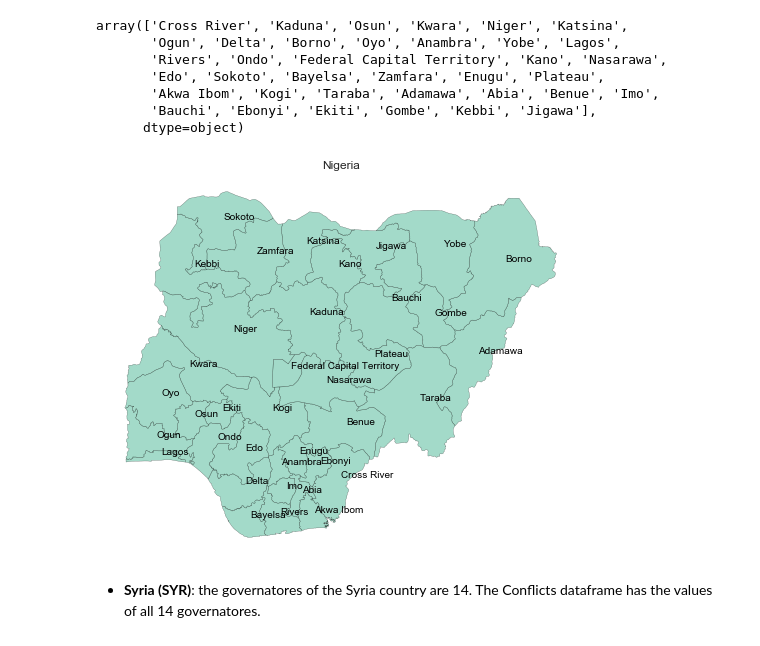
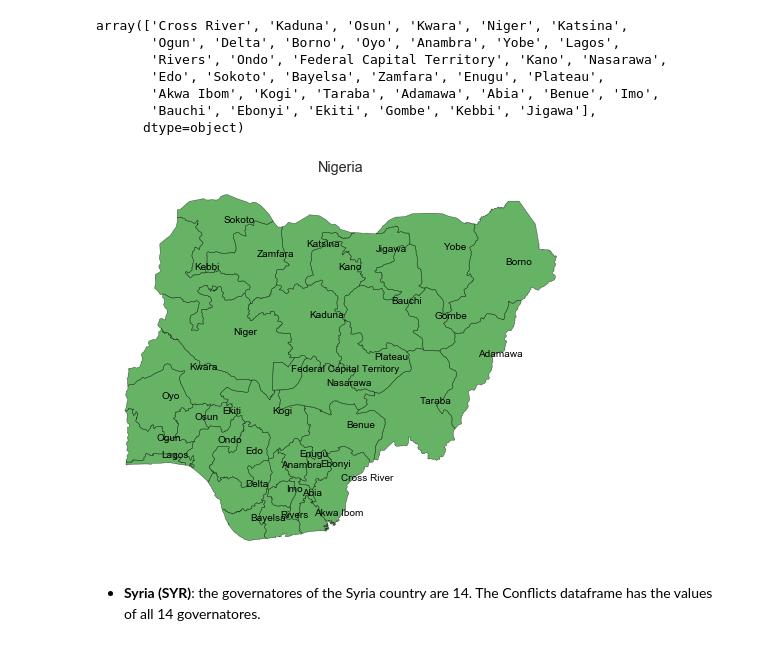
Before and after one commit to pietro-foini/ISI-WFP, a Jupyter notebook: project/Data Sources/Conflicts/Conflicts.ipynb, the cells around one changed output. Cells and saved outputs as stored; diff of their text form; code cells hidden in the pictures.

```diff
--- a/project/Data Sources/Conflicts/Conflicts.ipynb
+++ b/project/Data Sources/Conflicts/Conflicts.ipynb
@@ -144,9 +146,10 @@ array(['Cross River', 'Kaduna', 'Osun', 'Kwara', 'Niger', 'Katsina',
        'Bauchi', 'Ebonyi', 'Ekiti', 'Gombe', 'Kebbi', 'Jigawa'],
       dtype=object)
 # %%
-draw_adminstratas("Nigeria", AdminStratas["Nigeria"], "../Shape Files/shapefiles/Nigeria/administrative level 1", figsize = (10, 7), cmap = "Set2", annotation = True)
+draw_adminstratas("Nigeria", AdminStratas["Nigeria"], "../Shape Files/shapefiles/Nigeria/administrative level 1", figsize = (10, 7), annotation = True,
+                  cmap = "ocean", annotation_selected = True, path_to_save = PATH_TO_SAVE_DATA + "Nigeria/map_conflict_nigeria.png", dpi = 300)
 # %% [output]
-[figure, old version]
+[figure, new version]
 # %% [markdown]
 - **Syria (SYR)**: the governatores of the Syria country are 14. The Conflicts dataframe has the values of all 14 governatores.
 # %%
```
Also changed, not shown: parts of 7 cells of this notebook, 54 other files.
